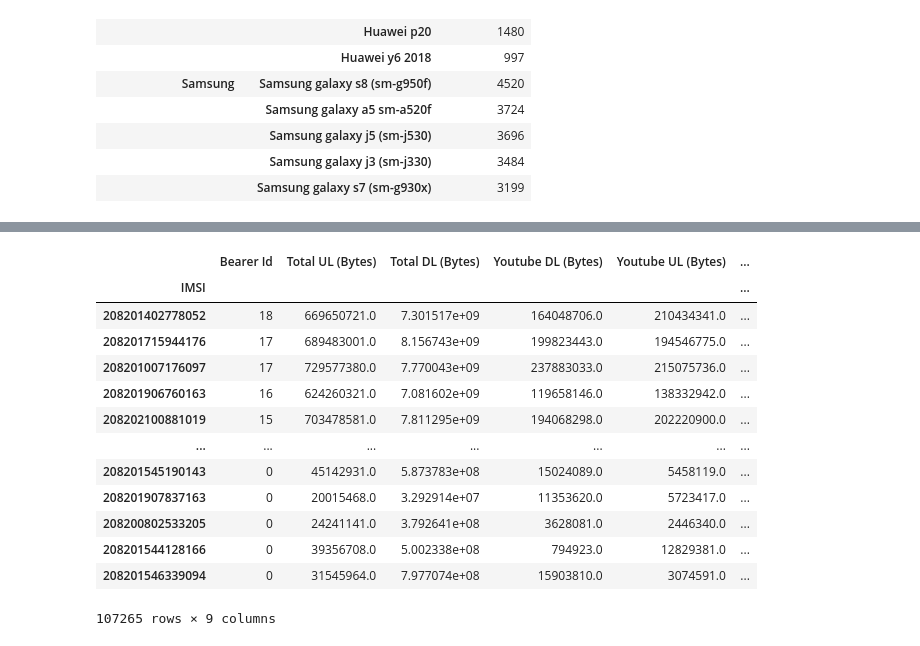
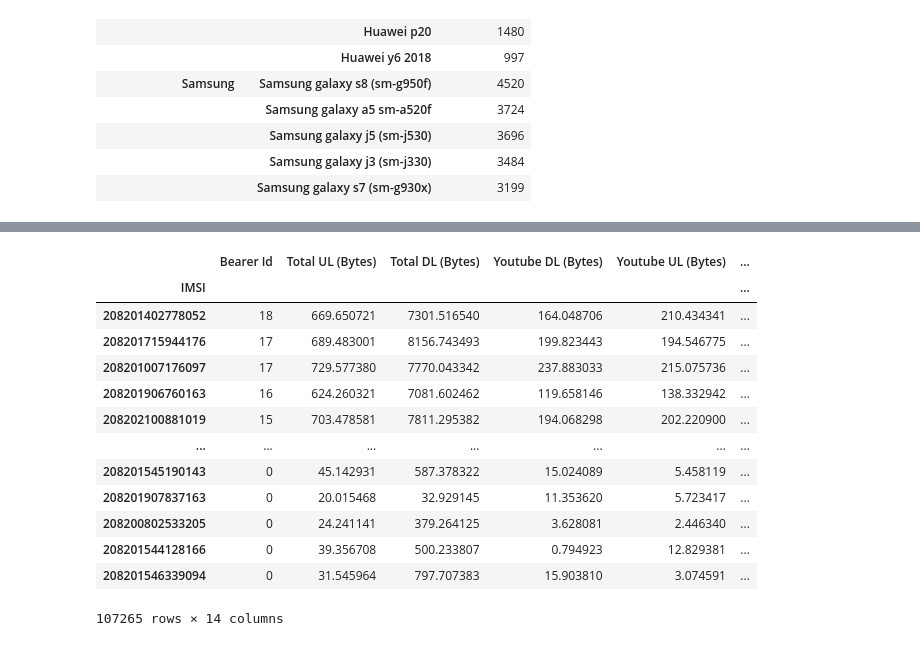
Before and after one commit to fbagire/Telecomm_data_analysis, a Jupyter notebook: data_cleaning.ipynb, the cells around one changed output, grey strips where cells are left out. Saved outputs shown, nothing was run; the diff lists cells and outputs as text; code cells hidden in the pictures.

```diff
--- a/data_cleaning.ipynb
+++ b/data_cleaning.ipynb
@@ -70,0 +90,7 @@ for p in ax.patches:
+# %%
+bytes_data = ['Total UL (Bytes)', 'Total DL (Bytes)', 'Youtube DL (Bytes)', 'Youtube UL (Bytes)',
+              'Netflix DL (Bytes)','Netflix UL (Bytes)', 'Gaming DL (Bytes)', 'Gaming UL (Bytes)',
+              'Other DL (Bytes)','Other UL (Bytes)']
+# %%
+# !! Run it once
+df=convert_bytes_to_megabytes(df,bytes_data)
@@ -167,6 +223,12 @@ Other UL (Bytes)                  0.001507
 Total UL (Bytes)                 -0.002470
 Total DL (Bytes)                 -0.003414
 dtype: float64
+# %%
+# remove two columns that are dominantly zero
+df.drop(['50 Kbps < UL TP < 300 Kbps (%)','UL TP > 300 Kbps (%)'],axis=1,inplace=True)
+# %%
+cols_numeric.remove('UL TP > 300 Kbps (%)')
+cols_numeric.remove('50 Kbps < UL TP < 300 Kbps (%)')
 # %%
 #Filling in missing values using mean value or median value depending on the previous histogram and skeweness
 
@@ -280,20 +313,22 @@ df.groupby('IMSI').aggregate({'Bearer Id':'count','Total UL (Bytes)':'sum',
 # %%
-df.groupby('IMSI').aggregate({'Bearer Id': 'count', 'Total UL (Bytes)': 'sum',
+df_grouped_bytesdata=df.groupby('IMSI').aggregate({'Bearer Id': 'count', 'Total UL (Bytes)': 'sum',
                               'Total DL (Bytes)': 'sum', 'Youtube DL (Bytes)': 'sum', 'Youtube UL (Bytes)': 'sum',
                               'Netflix DL (Bytes)': 'sum', 'Netflix UL (Bytes)': 'sum', 'Gaming DL (Bytes)': 'sum',
-                              'Gaming UL (Bytes)': 'sum'}).sort_values(by='Bearer Id', ascending=False)
+                              'Gaming UL (Bytes)': 'sum','Other DL (Bytes)':'sum','Other UL (Bytes)':'sum',
+                            'MSISDN/Number':'nunique','IMEI':'nunique','Handset Manufacturer':'unique'}).sort_values(by='Bearer Id', ascending=False)
+df_grouped_bytesdata
 # %% [output]
 |  | Bearer Id | Total UL (Bytes) | Total DL (Bytes) | Youtube DL (Bytes) | Youtube UL (Bytes) | ... |
 | IMSI |  |  |  |  |  | ... |
-| 208201402778052 | 18 | 669650721.0 | 7.301517e+09 | 164048706.0 | 210434341.0 | ... |
-| 208201715944176 | 17 | 689483001.0 | 8.156743e+09 | 199823443.0 | 194546775.0 | ... |
-| 208201007176097 | 17 | 729577380.0 | 7.770043e+09 | 237883033.0 | 215075736.0 | ... |
-| 208201906760163 | 16 | 624260321.0 | 7.081602e+09 | 119658146.0 | 138332942.0 | ... |
-| 208202100881019 | 15 | 703478581.0 | 7.811295e+09 | 194068298.0 | 202220900.0 | ... |
+| 208201402778052 | 18 | 669.650721 | 7301.516540 | 164.048706 | 210.434341 | ... |
+| 208201715944176 | 17 | 689.483001 | 8156.743493 | 199.823443 | 194.546775 | ... |
+| 208201007176097 | 17 | 729.577380 | 7770.043342 | 237.883033 | 215.075736 | ... |
+| 208201906760163 | 16 | 624.260321 | 7081.602462 | 119.658146 | 138.332942 | ... |
+| 208202100881019 | 15 | 703.478581 | 7811.295382 | 194.068298 | 202.220900 | ... |
 | ... | ... | ... | ... | ... | ... | ... |
-| 208201545190143 | 0 | 45142931.0 | 5.873783e+08 | 15024089.0 | 5458119.0 | ... |
-| 208201907837163 | 0 | 20015468.0 | 3.292914e+07 | 11353620.0 | 5723417.0 | ... |
-| 208200802533205 | 0 | 24241141.0 | 3.792641e+08 | 3628081.0 | 2446340.0 | ... |
-| 208201544128166 | 0 | 39356708.0 | 5.002338e+08 | 794923.0 | 12829381.0 | ... |
-| 208201546339094 | 0 | 31545964.0 | 7.977074e+08 | 15903810.0 | 3074591.0 | ... |
+| 208201545190143 | 0 | 45.142931 | 587.378322 | 15.024089 | 5.458119 | ... |
+| 208201907837163 | 0 | 20.015468 | 32.929145 | 11.353620 | 5.723417 | ... |
+| 208200802533205 | 0 | 24.241141 | 379.264125 | 3.628081 | 2.446340 | ... |
+| 208201544128166 | 0 | 39.356708 | 500.233807 | 0.794923 | 12.829381 | ... |
+| 208201546339094 | 0 | 31.545964 | 797.707383 | 15.903810 | 3.074591 | ... |
-107265 rows × 9 columns
+107265 rows × 14 columns
```
Also changed, not shown: parts of 21 cells of this notebook, 2 other files.
